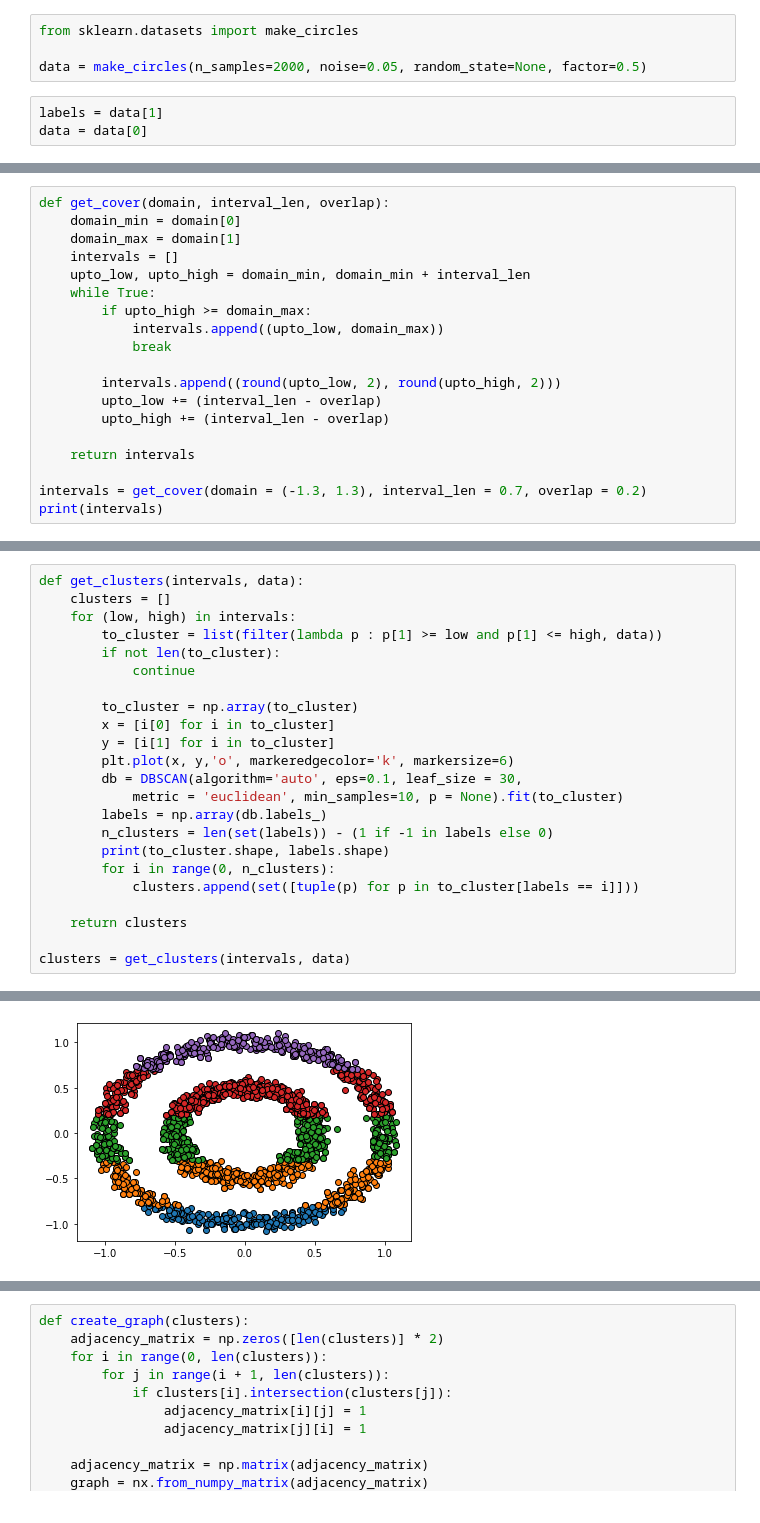
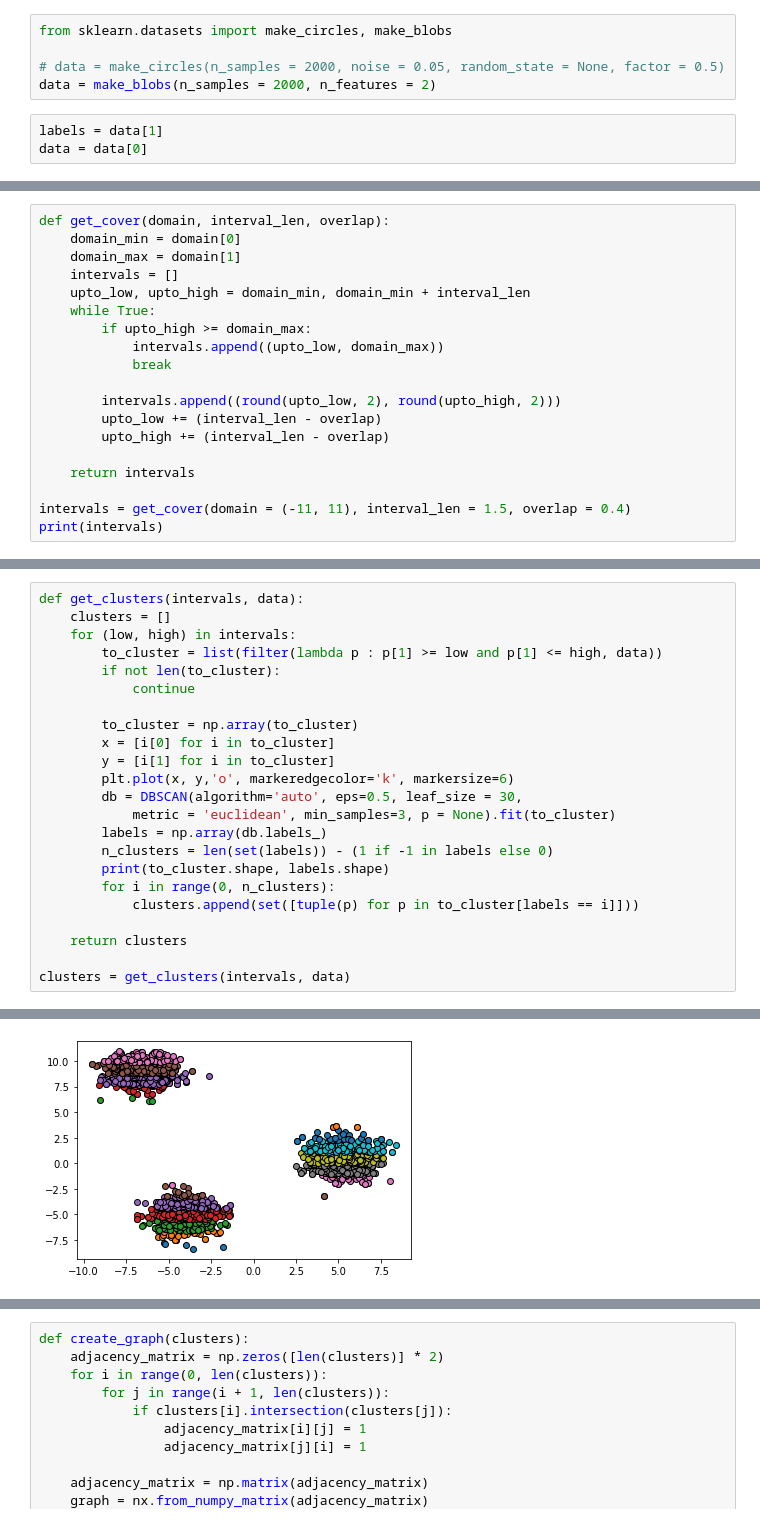
Before and after one commit to ThisWasntTaken/Topology-Mapper, a Jupyter notebook: notebook.ipynb, the cells around one changed output, grey strips where cells are left out. Cells and saved outputs as stored; diff of their text form.

```diff
--- a/notebook.ipynb
+++ b/notebook.ipynb
@@ -6,9 +6,10 @@ import networkx as nx
 from pyvis import network as net
 from math import floor, ceil
 # %%
-from sklearn.datasets import make_circles
+from sklearn.datasets import make_circles, make_blobs
 
-data = make_circles(n_samples=2000, noise=0.05, random_state=None, factor=0.5)
+# data = make_circles(n_samples = 2000, noise = 0.05, random_state = None, factor = 0.5)
+data = make_blobs(n_samples = 2000, n_features = 2)
 # %%
 labels = data[1]
 data = data[0]
@@ -92,6 +93,6 @@ def get_cover(domain, interval_len, overlap):
 
     return intervals
 
-intervals = get_cover(domain = (-1.3, 1.3), interval_len = 0.7, overlap = 0.2)
+intervals = get_cover(domain = (-11, 11), interval_len = 1.5, overlap = 0.4)
 print(intervals)
 # %% [output]
@@ -108,8 +109,8 @@ def get_clusters(intervals, data):
         x = [i[0] for i in to_cluster]
         y = [i[1] for i in to_cluster]
         plt.plot(x, y,'o', markeredgecolor='k', markersize=6)
-        db = DBSCAN(algorithm='auto', eps=0.1, leaf_size = 30,
-            metric = 'euclidean', min_samples=10, p = None).fit(to_cluster)
+        db = DBSCAN(algorithm='auto', eps=0.5, leaf_size = 30,
+            metric = 'euclidean', min_samples=3, p = None).fit(to_cluster)
         labels = np.array(db.labels_)
         n_clusters = len(set(labels)) - (1 if -1 in labels else 0)
         print(to_cluster.shape, labels.shape)
@@ -128,4 +141,4 @@ clusters = get_clusters(intervals, data)
-[figure, old version]
+[figure, new version]
 # %%
 from win32api import GetSystemMetrics
 
```
Also changed, not shown: parts of 7 cells of this notebook, 3 other files.
